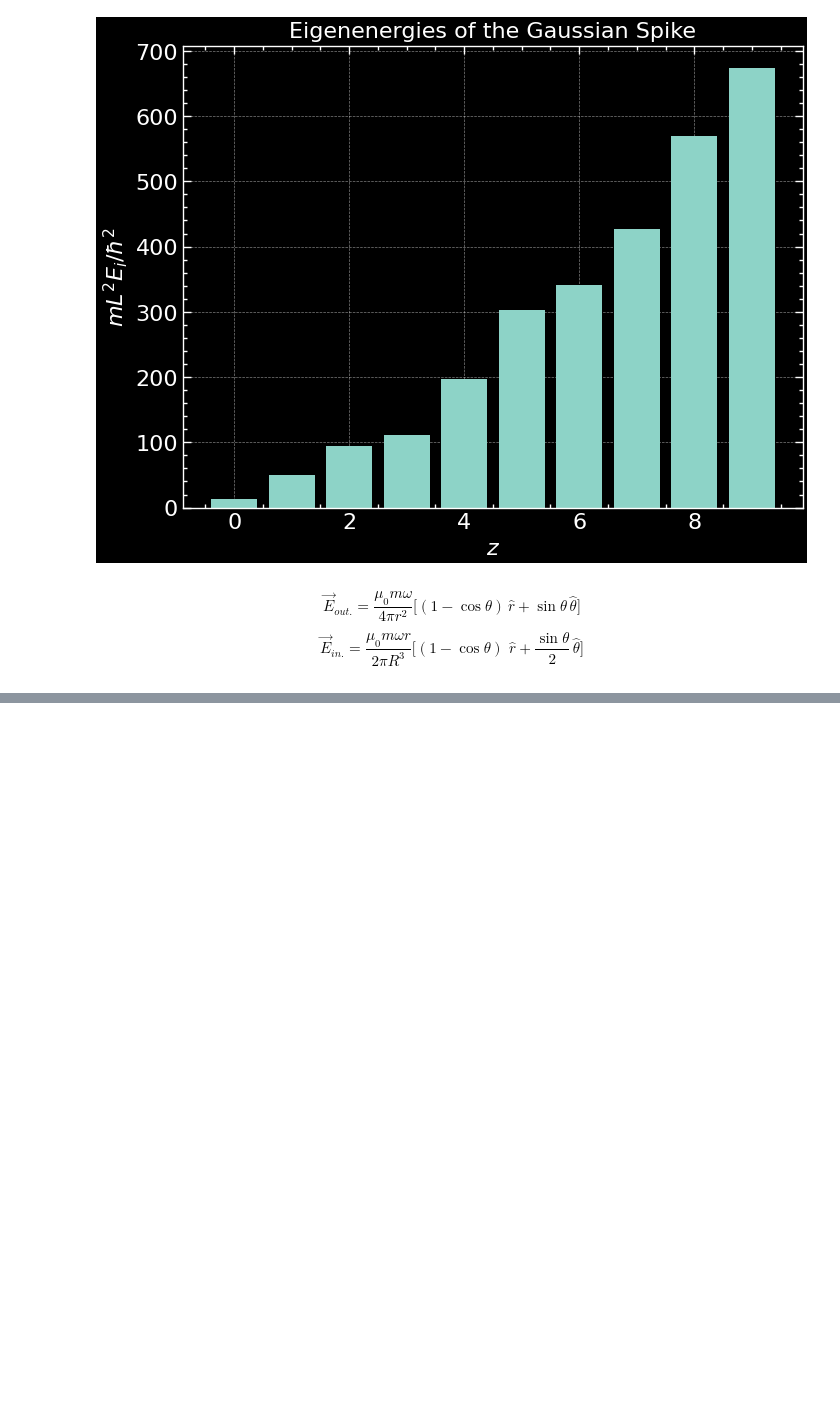
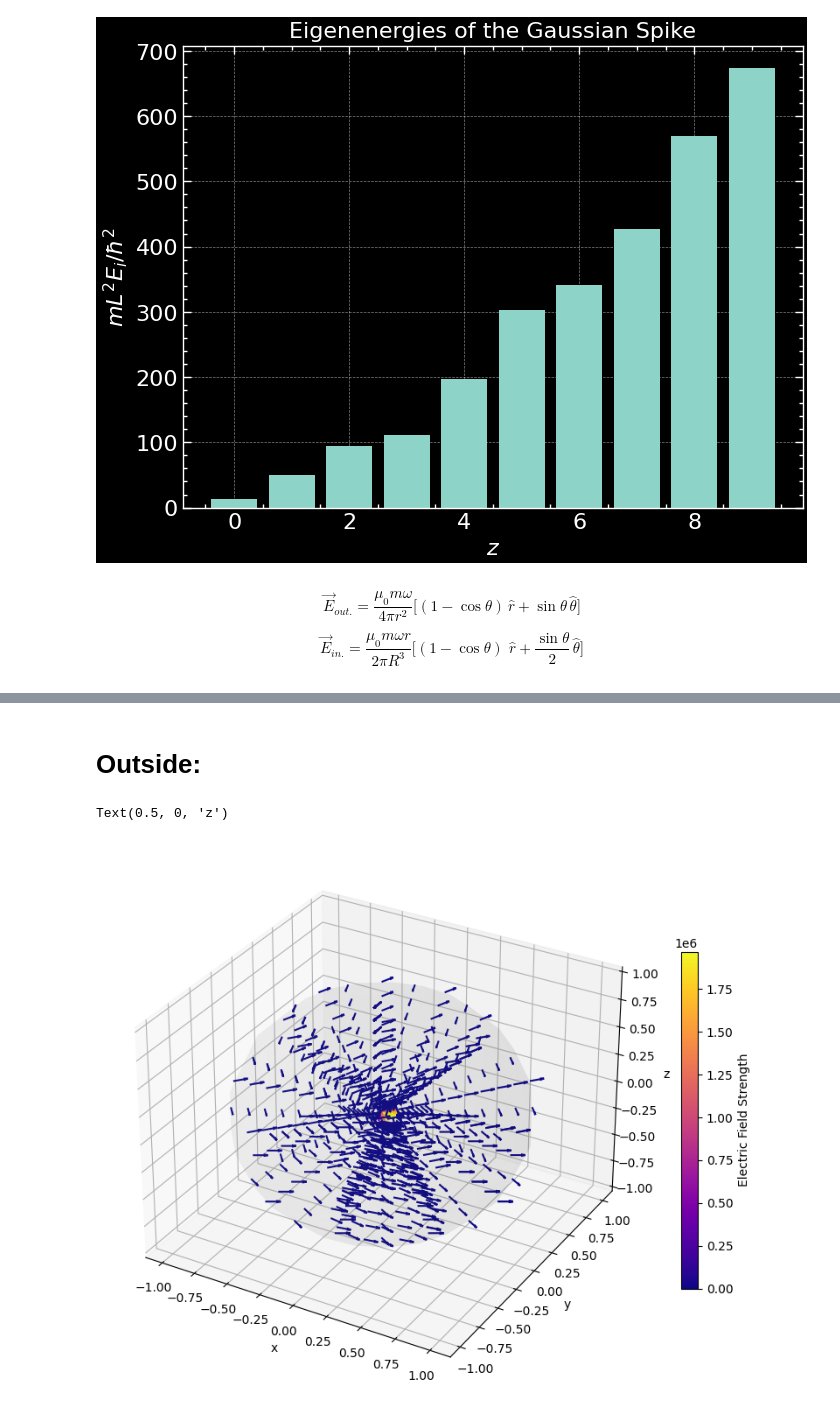
Before and after one commit to Siddhantshimpi/Siddhantshimpi, a Jupyter notebook: Physics/eigenenergies.ipynb, the cells around one changed output, grey strips where cells are left out. Saved outputs shown, nothing was run; the diff lists cells and outputs as text; code cells hidden in the pictures; blank space fills up the shorter version.

```diff
--- a/Physics/eigenenergies.ipynb
+++ b/Physics/eigenenergies.ipynb
@@ -265,0 +186,78 @@ Text(0.5, 0, 'z')
+# %% [markdown]
+# Outside:
+# %%
+import matplotlib as mpl
+def E(r, theta, phi):
+    E_r = (1 - np.cos(theta)) / r ** 2
+    E_theta = np.sin(theta) / r ** 2
+    E_phi = 0 * phi
+
+    return E_r, E_theta, E_phi
+
+r_vals = np.linspace(0.001, 1, 10)
+theta_vals = np.linspace(0, 2 * np.pi, 10)
+phi_vals = np.linspace(0, 2 * np.pi, 10)
+
+fig = plt.figure(figsize = (10, 10))
+ax = fig.add_subplot(111, projection = '3d')
+
+# Calculate electric field magnitude
+E_mag = np.zeros((len(r_vals), len(theta_vals), len(phi_vals)))
+for i, r in enumerate(r_vals):
+    for j, theta in enumerate(theta_vals):
+        for k, phi in enumerate(phi_vals):
+            E_r, E_theta, E_phi = E(r, theta, phi)
+            E_mag[i, j, k] = np.sqrt(E_r**2 + E_theta**2 + E_phi**2)
+
+# Normalize electric field vectors
+E_r_norm = np.zeros_like(E_mag)
+E_theta_norm = np.zeros_like(E_mag)
+E_phi_norm = np.zeros_like(E_mag)
+for i in range(len(r_vals)):
+    for j in range(len(theta_vals)):
+        for k in range(len(phi_vals)):
+            E_r, E_theta, E_phi = E(r_vals[i], theta_vals[j], phi_vals[k])
+            E_norm = np.sqrt(E_r**2 + E_theta**2 + E_phi**2)
+            E_r_norm[i, j, k] = E_r / E_norm
+            E_theta_norm[i, j, k] = E_theta / E_norm
+            E_phi_norm[i, j, k] = E_phi / E_norm
+
+# Create colormap for electric field strength
+E_mag_flat = E_mag.flatten()
+E_mag_min, E_mag_max = E_mag_flat.min(), E_mag_flat.max()
+norm = mpl.colors.Normalize(vmin=E_mag_min, vmax=E_mag_max)
+cmap = mpl.cm.ScalarMappable(norm=norm, cmap=mpl.cm.plasma)
+
+# Plot quivers with color-coded electric field strength
+for i, r in enumerate(r_vals):
+    for j, theta in enumerate(theta_vals):
+        for k, phi in enumerate(phi_vals):
+            x = r * np.sin(theta) * np.cos(phi)
+            y = r * np.sin(theta) * np.sin(phi)
+            z = r * np.cos(theta)
+
+            E_r = E_r_norm[i, j, k]
+            E_theta = E_theta_norm[i, j, k]
+            E_phi = E_phi_norm[i, j, k]
+
+            # Set quiver length to a fixed value and color based on electric field strength
+            quiver_length = 0.1
+            color = cmap.to_rgba(E_mag[i, j, k])
+
+            ax.quiver(x, y, z, E_r, E_theta, E_phi, length = quiver_length, color = color)
+
+cbar = fig.colorbar(cmap, ax=ax, shrink=0.5)
+cbar.set_label('Electric Field Strength')
+
+# Plot sphere to represent the origin
+u, v = np.mgrid[0:2*np.pi:20j, 0:np.pi:10j]
+x_s = np.sin(v)*np.cos(u)
+y_s = np.sin(v)*np.sin(u)
+z_s = np.cos(v)
+ax.plot_surface(x_s, y_s, z_s, color='grey', alpha = 0.05)
+ax.set_xlabel('x')
+ax.set_ylabel('y')
+ax.set_zlabel('z')
+# %% [output]
+Text(0.5, 0, 'z')
+[figure, added]
```
Also changed, not shown: parts of 5 cells of this notebook.
